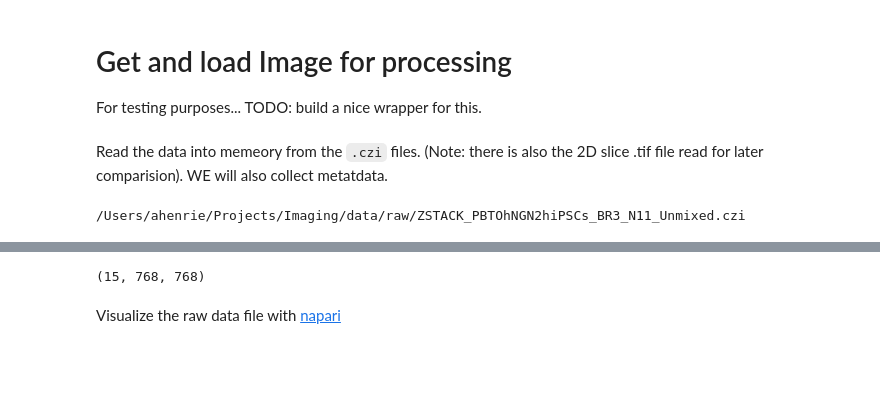
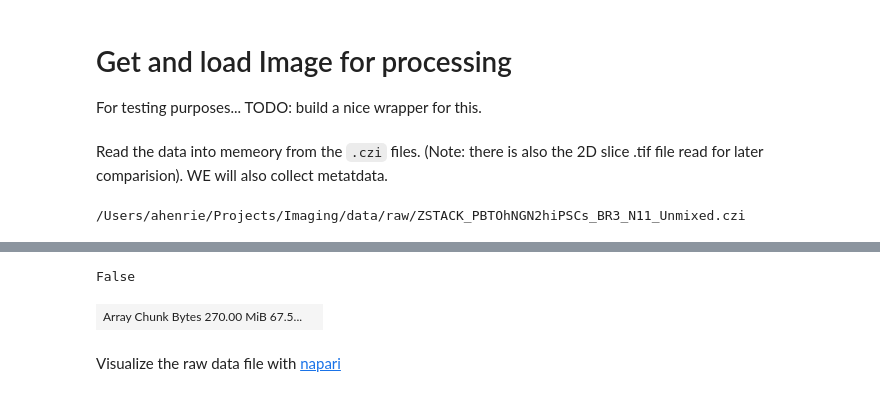
Before and after one commit to ndcn/infer-subc, a Jupyter notebook: notebooks/00_pipeline_setup.ipynb, the cells around one changed output, grey strips where cells are left out. Saved outputs shown, nothing was run; the diff lists cells and outputs as text; code cells hidden in the pictures; blank space fills up the shorter version.

```diff
--- a/notebooks/00_pipeline_setup.ipynb
+++ b/notebooks/00_pipeline_setup.ipynb
@@ -156,13 +170,16 @@ print(img_file_list[6])
 
 test_img_name = img_file_list[6]
 
-img_data, meta_dict = read_input_image(test_img_name)
+bioim_image = read_input_image(test_img_name)
 
-raw_meta_data, ome_types = get_raw_meta_data(meta_dict)
+# img_data, meta_dict = read_input_image(test_img_name)
 
-# get some top-level info about the RAW data
-channel_names = meta_dict['name']
-img = meta_dict['metadata']['aicsimage']
-scale = meta_dict['scale']
-channel_axis = meta_dict['channel_axis']
+
+# raw_meta_data, ome_types = get_raw_meta_data(meta_dict)
+
+# # get some top-level info about the RAW data
+# channel_names = meta_dict['name']
+# img = meta_dict['metadata']['aicsimage']
+# scale = meta_dict['scale']
+# channel_axis = meta_dict['channel_axis']
 # %% [output]
@@ -222,0 +201,4 @@ unprocessed :
+# %%
+from infer_subc.bioim.image import BioImImage
+
+im = BioImImage(bioim_image,0)
@@ -223,7 +376,17 @@ unprocessed :
+# %%
+
+v1 = np.vectorize(f2, signature='(n,m)->(n,m)' )(dd)
+v2 = _med_slice_by_slice(dd, size=3)
+
+(v1!=v2).any()
+# %% [output]
+False
 # %%
 img_data.shape[-3:]
+dd = im.get_image_dask_data()
+dd
 # %% [output]
-(15, 768, 768)
+| Array Chunk Bytes 270.00 MiB 67.5... |  |
 # %% [markdown]
 Visualize the raw data file with [napari](https://napari.org)
 # %%
```
Also changed, not shown: parts of 23 cells of this notebook, 25 other files.
